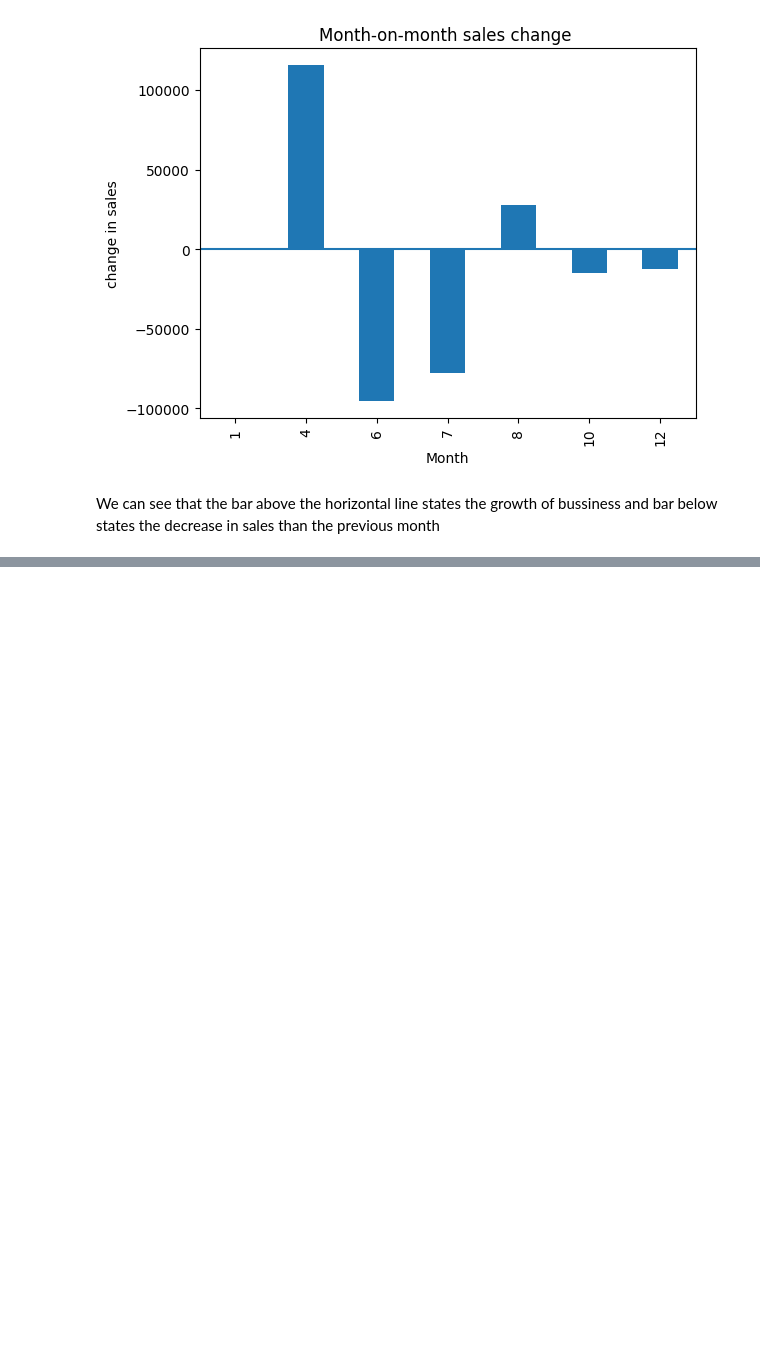
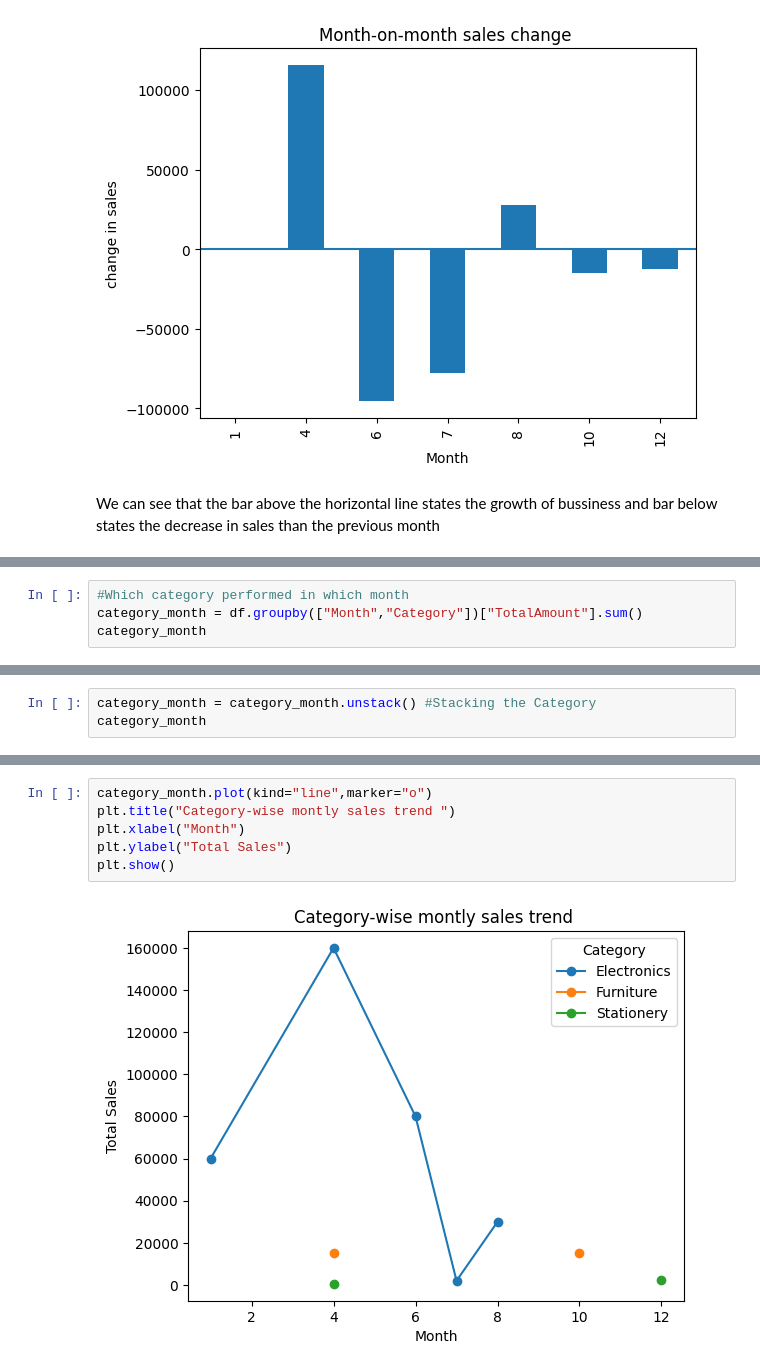
Before and after one commit to suzzzel5/Sales_Data-Analysis, a Jupyter notebook: num_panda6.ipynb, the cells around one changed output, grey strips where cells are left out. Saved outputs shown, nothing was run; the diff lists cells and outputs as text; blank space fills up the shorter version.

```diff
--- a/num_panda6.ipynb
+++ b/num_panda6.ipynb
@@ -97,0 +126,4 @@ We can see that the bar above the horizontal line states the growth of bussiness
+# %%
+#Which category performed in which month
+category_month = df.groupby(["Month","Category"])["TotalAmount"].sum()
+category_month
@@ -97,0 +142,3 @@ We can see that the bar above the horizontal line states the growth of bussiness
+# %%
+category_month = category_month.unstack() #Stacking the Category
+category_month
@@ -97,0 +155,8 @@ We can see that the bar above the horizontal line states the growth of bussiness
+# %%
+category_month.plot(kind="line",marker="o")
+plt.title("Category-wise montly sales trend ")
+plt.xlabel("Month")
+plt.ylabel("Total Sales")
+plt.show()
+# %% [output]
+[figure, added]
```
Also changed, not shown: parts of 6 cells of this notebook.
